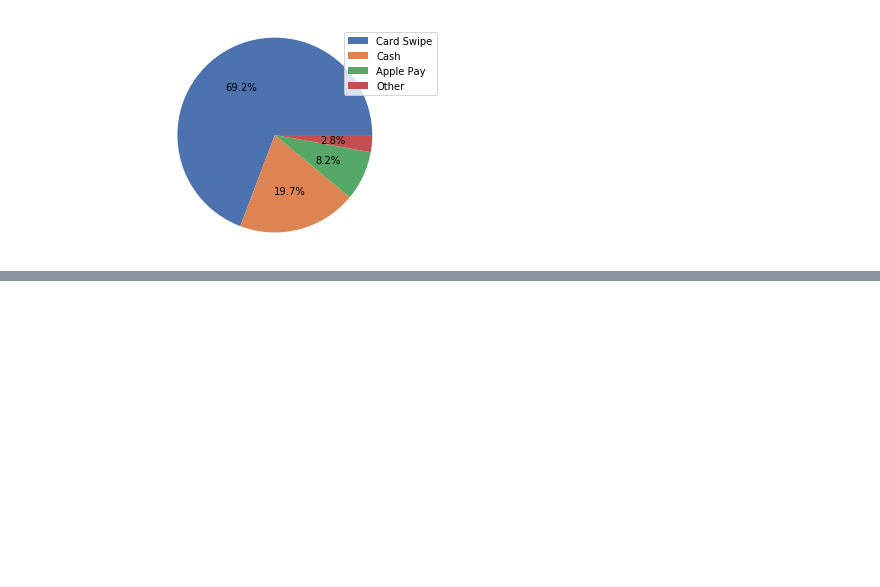
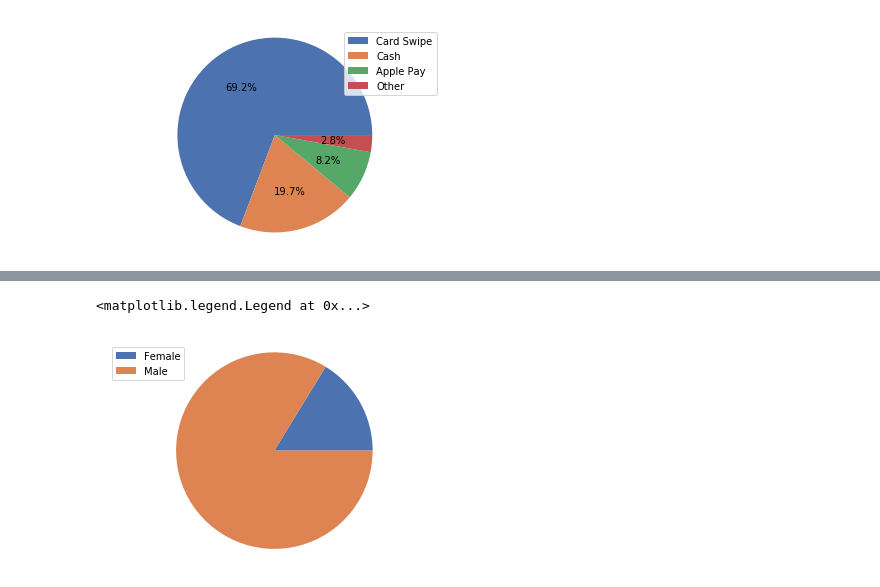
Before and after one commit to EricaTess/women-in-tech, a Jupyter notebook: clustering_project/Clustering-HackerRank-Data.ipynb, the cells around one changed output, grey strips where cells are left out. Cells and saved outputs as stored; diff of their text form; code cells hidden in the pictures; blank space fills up the shorter version.

```diff
--- a/clustering_project/Clustering-HackerRank-Data.ipynb
+++ b/clustering_project/Clustering-HackerRank-Data.ipynb
@@ -271,0 +279,13 @@ plt.pie([
+# %%
+# C++ Pie Chart
+
+plt.pie([
+        df_country_age_lang[(df_country_age_lang['C++']=='Know') &(df_country_age_lang['Gender']=="Female")].shape[0],
+        df_country_age_lang[(df_country_age_lang['C++']=='Know') &(df_country_age_lang['Gender']=="Male")].shape[0]
+        ])
+
+plt.axis('equal')
+plt.legend(df_country_age_lang['Gender'])
+# %% [output]
+<matplotlib.legend.Legend at 0x...>
+[figure, added]
```
Also changed, not shown: parts of 5 cells of this notebook.
